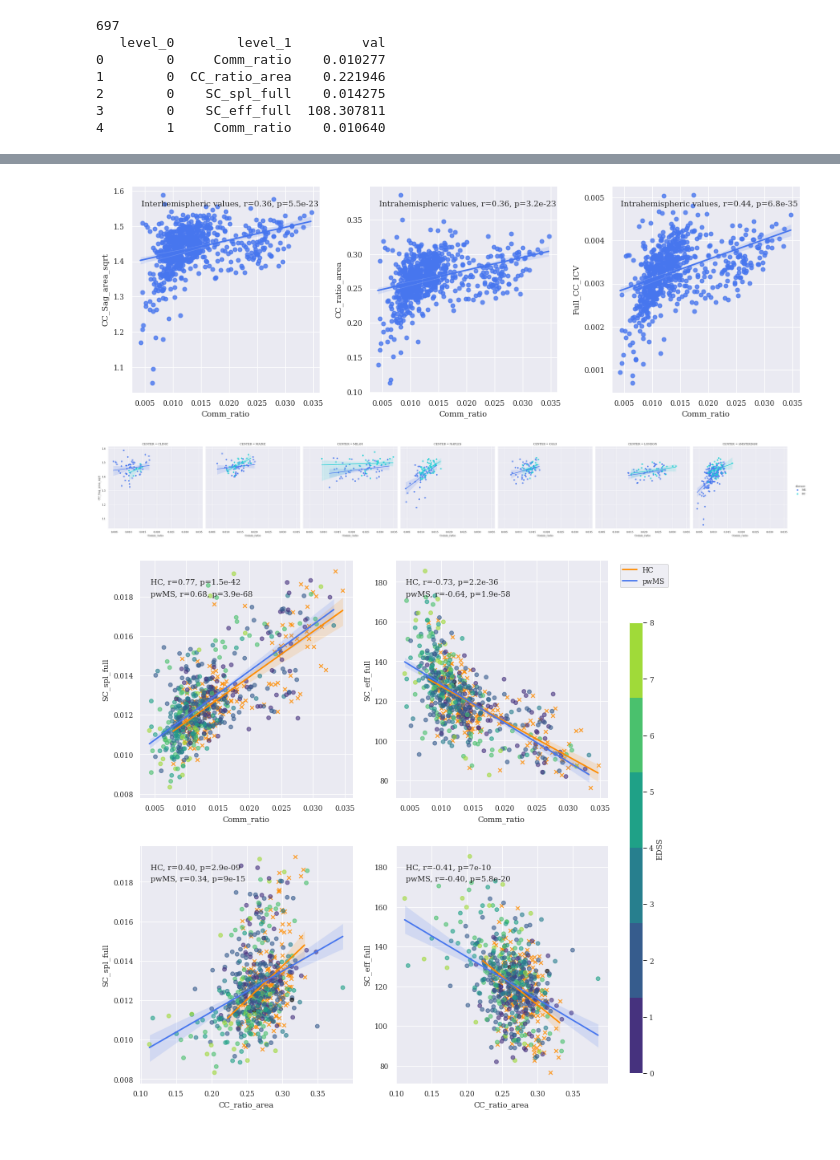
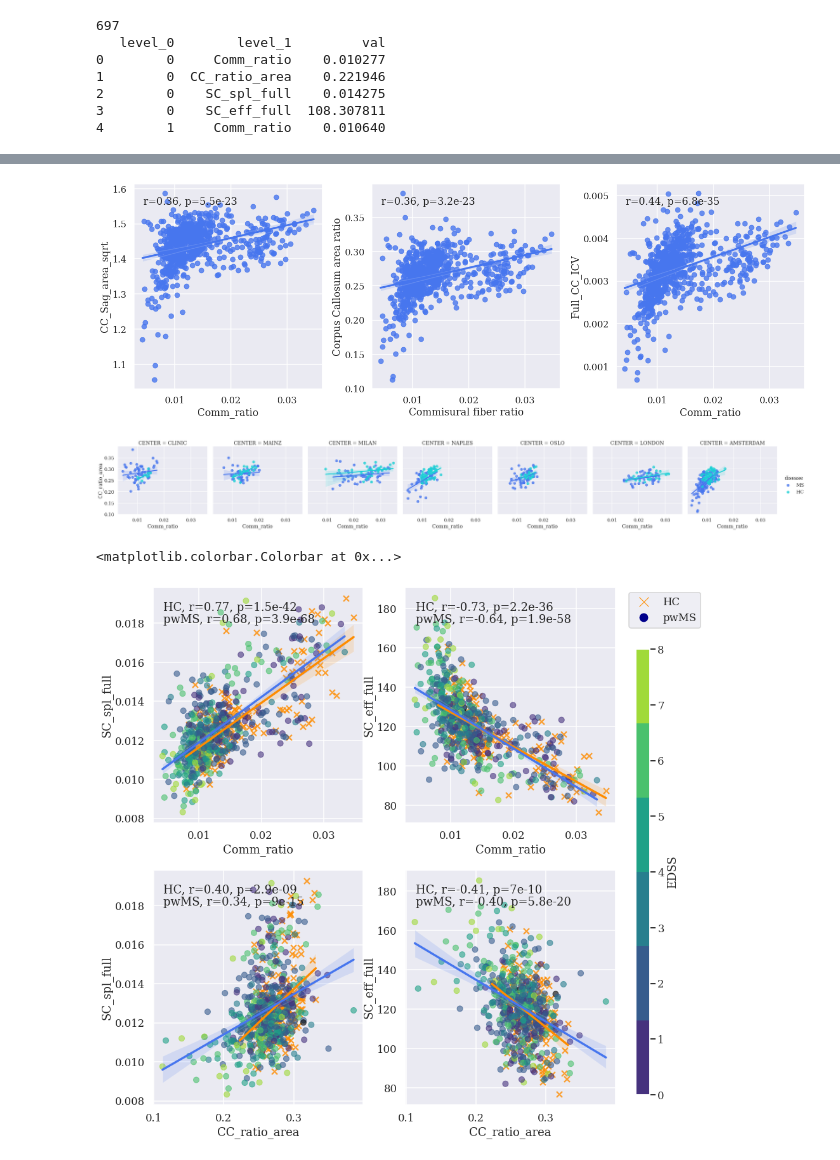
Before and after one commit to GerardMJuan/GraphNetworkMarkers, a Jupyter notebook: PAPER_FIGURES_TABLES/Fig1_intra_inter.ipynb, the cells around one changed output, grey strips where cells are left out. Cells and saved outputs as stored; diff of their text form; code cells hidden in the pictures.

Commit message:
changes to figures

```diff
--- a/PAPER_FIGURES_TABLES/Fig1_intra_inter.ipynb
+++ b/PAPER_FIGURES_TABLES/Fig1_intra_inter.ipynb
@@ -21,7 +20,7 @@ warnings.filterwarnings("ignore")
 
 from load_data import load_data
 # %%
-sns.set(style='darkgrid', context='paper', palette='Set1', font="serif")
+sns.set(style='darkgrid', context='talk', palette='Set1', font="serif")
 # %%
 # Hue colors order and names
 # auxiliar dict to put correct order in the figure
@@ -214,15 +214,15 @@ def annotate_axis(col1, col2, data, ax, label, level=0):
     x_pos = 0.05
     y_pos = 0.9 - level*0.05
 
-    ax.text(x_pos, y_pos, f'{label}, ' + 'r={:.2f}, p={:.2g}'.format(r, p),
+    ax.text(x_pos, y_pos, f'{label}' + 'r={:.2f}, p={:.2g}'.format(r, p),
             transform=ax.transAxes)
 
 # Inter vs Inter
 
 # fer un subplot 2x1.
 # i fer que cada un siguin les figures.
-sns.set(style='darkgrid', context='paper', palette='turbo', font="serif")
-f, axes = plt.subplots(1, 3, figsize=(12,4), constrained_layout=True)
+sns.set(style='darkgrid', context='talk', palette='turbo', font="serif")
+f, axes = plt.subplots(1, 3, figsize=(18,6), constrained_layout=True)
 axes = axes.ravel()
 
 
@@ -239,19 +239,21 @@ df_merged["Full_CC_ICV"] = df_merged["Full_CC"] / df_merged["BrainSegVol"]
 z2 = "Full_CC_ICV"
 
 sns.regplot(x=x1, y=x2, data=df_merged, marker='o', ax=axes[0])
-annotate_axis(x1, x2, df_merged, axes[0], "Interhemispheric values", 0)
+annotate_axis(x1, x2, df_merged, axes[0], "", 0)
 
 sns.regplot(x=y1, y=y2, data=df_merged, marker='o', ax=axes[1])
-annotate_axis(y1, y2, df_merged, axes[1], "Intrahemispheric values", 0)
+annotate_axis(y1, y2, df_merged, axes[1], "", 0)
+axes[1].set_ylabel("Corpus Callosum area ratio")
+axes[1].set_xlabel("Commisural fiber ratio")
 
 sns.regplot(x=z1, y=z2, data=df_merged, marker='o', ax=axes[2])
-annotate_axis(z1, z2, df_merged, axes[2], "Intrahemispheric values", 0)
+annotate_axis(z1, z2, df_merged, axes[2], "", 0)
 # %% [output]
-[figure, old version]
+[figure, new version]
 # %%
 g = sns.lmplot(data=df_merged, x=f"{y1}", y=f"{y2}", hue="disease", col="CENTER")
 # %% [output]
-[figure, old version]
+[figure, new version]
 # %%
 def annotate_axis(col1, col2, data, ax, label, level=0):
     """
@@ -294,7 +296,10 @@ def create_subplot(x, y, ax, df, title, xlabel, ylabel, legend=True):
     # ax.set_title("Comm. ratio - SPL")
     #ax.set_xlabel("Commissural ratio")
     #ax.set_ylabel("Average SPL")
-    if legend: ax.legend(labels=['HC', 'pwMS'], bbox_to_anchor=(1.04, 1), loc="upper left")
+    from matplotlib.lines import Line2D
+    handles = [Line2D([0], [0], markerfacecolor='darkorange', color='darkorange', marker='x', lw=0, markersize=15),
+     Line2D([0], [0], marker='o', markerfacecolor='darkblue', lw=0, color='w', markersize=15)]
+    if legend: ax.legend(handles=handles, labels=['HC', 'pwMS'], bbox_to_anchor=(1.04, 1), loc="upper left")
 
 x1 = "Comm_ratio"
 x2 = "CC_ratio_area"
@@ -305,36 +310,37 @@ y2 = "SC_eff_full"
 
 ## Second version
 # Don't use lmplot, its shite
 # use subplot, and for each axis plot the things separately
-sns.set(style='darkgrid', context='paper', palette='turbo', font="serif")
-f, axes = plt.subplots(2, 2, figsize=(12,12), constrained_layout=True)
+sns.set(style='darkgrid', context='talk', palette='turbo', font="serif")
+f, axes = plt.subplots(2, 2, figsize=(15,15), constrained_layout=True)
 axes = axes.ravel()
 
 ## Comm ratio - Average SPL
 create_subplot(x1, y1, axes[0], df_merged, "Comm. ratio - SPL", "Commissural ratio", "Average SPL", False)
 
 ## Comm ratio - Efficiency
 create_subplot(x1, y2, axes[1], df_merged, "Comm. ratio - Efficiency", "Commissural ratio", "Efficiency")
 
 ## Comm ratio - Average SPL
 create_subplot(x2, y1, axes[2], df_merged, "CC Area ratio - SPL", "CC Area ratio", "Average SPL", False)
 
 ## Comm ratio - Efficiency
 create_subplot(x2, y2, axes[3], df_merged, "CC Area ratio - Efficiency", "CC Area ratio", "Efficiency", False)
 
 ## LEGENDS
 # Need to one one for colors and one for markers
 # the one for colors needs to be a colorbar
 f.subplots_adjust(right=0.8)
 cbar_ax = f.add_axes([0.83, 0.14, 0.02, 0.65])
 
 # and the other one just a classic legend
 import matplotlib as mpl
 plt.colorbar(mpl.cm.ScalarMappable(norm=mpl.colors.Normalize(vmin=df_merged.EDSS.min(), vmax=df_merged.EDSS.max()), cmap=cmap),
              cax=cbar_ax, orientation='vertical', label='EDSS')
 
-plt.savefig("/home/extop/GERARD/PAPERS/PAPER_COBRA/FIGURES/Figure_Intraiter.pdf", dpi=300)
+# plt.savefig("/home/extop/GERARD/PAPERS/PAPER_COBRA/FIGURES/Figure_Intraiter.pdf", dpi=300)
 # %% [output]
+<matplotlib.colorbar.Colorbar at 0x...>
-[figure, old version]
+[figure, new version]
 # %%
 variable_to_plot = "Comm_ratio"
```
Also changed, not shown: parts of 4 cells of this notebook, 5 other files.
